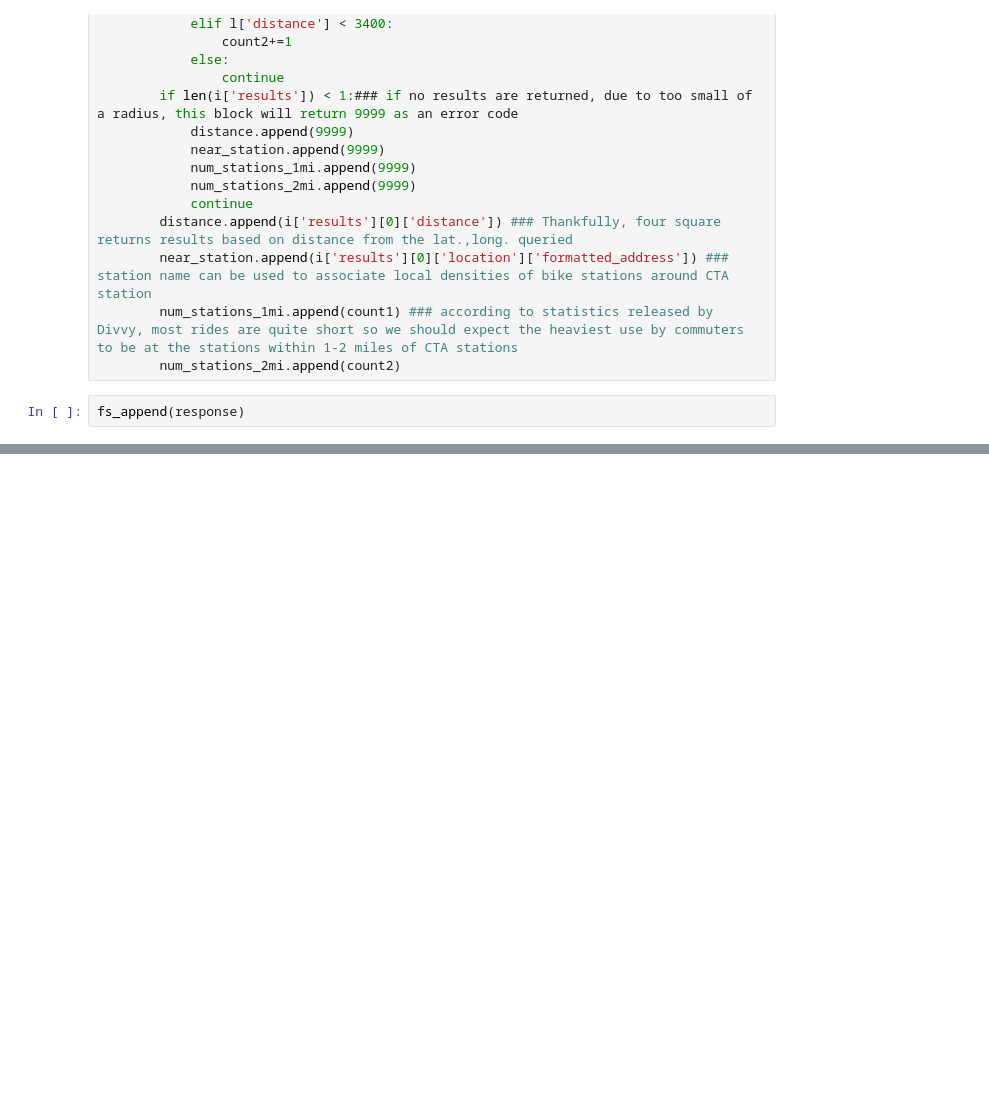
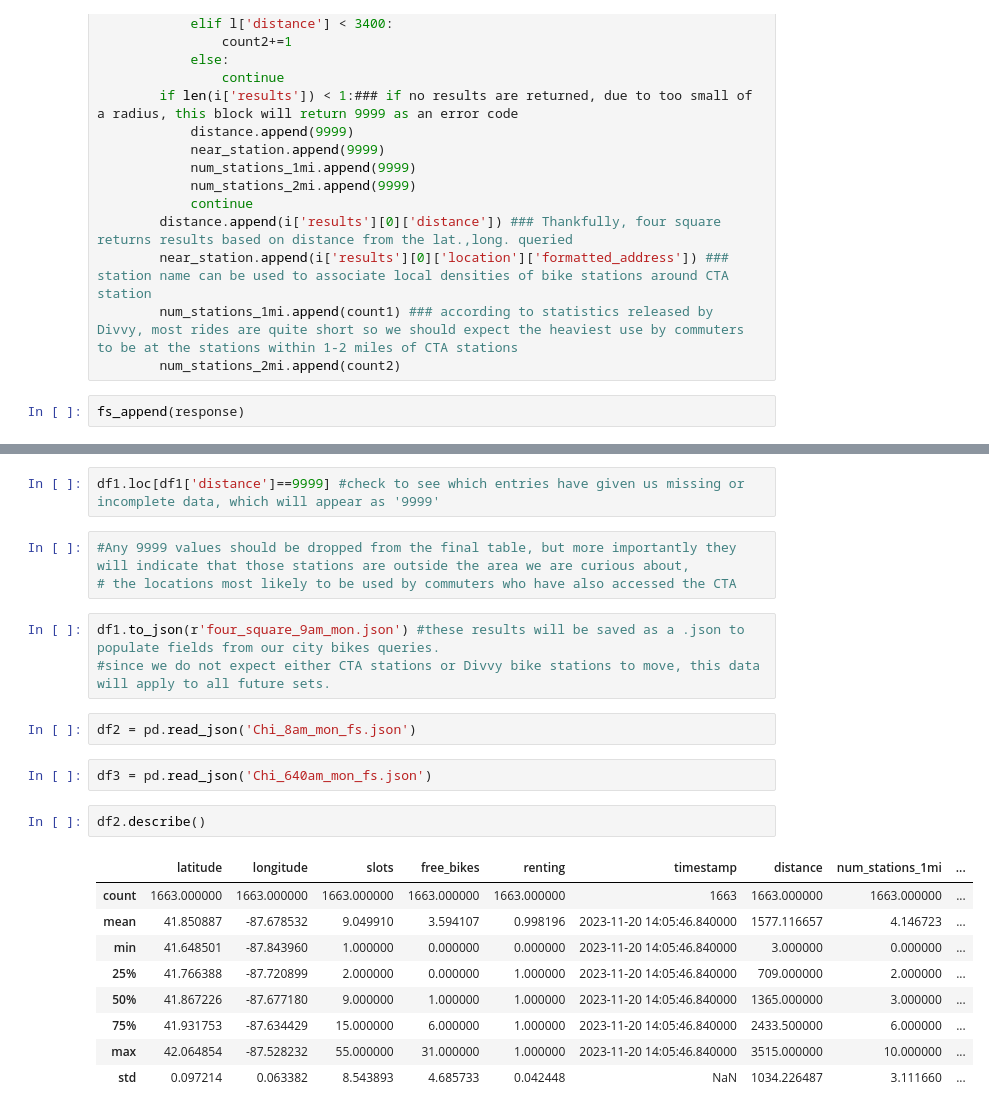
Before and after one commit to Whereiswald0/LHL-stat_Modeling_proj, a Jupyter notebook: notebooks/Foursqure_submit.ipynb, the cells around one changed output, grey strips where cells are left out. Drawn from its saved outputs; the diff is of its cells as text; blank space fills up the shorter version.

```diff
--- a/notebooks/Foursqure_submit.ipynb
+++ b/notebooks/Foursqure_submit.ipynb
@@ -165,0 +199,24 @@ len(distance) #since this returns the expected value, we can merge these locatio
+# %%
+df1.loc[df1['distance']==9999] #check to see which entries have given us missing or incomplete data, which will appear as '9999'
+# %%
+#Any 9999 values should be dropped from the final table, but more importantly they will indicate that those stations are outside the area we are curious about,
+# the locations most likely to be used by commuters who have also accessed the CTA
+# %%
+df1.to_json(r'four_square_9am_mon.json') #these results will be saved as a .json to populate fields from our city bikes queries.
+#since we do not expect either CTA stations or Divvy bike stations to move, this data will apply to all future sets.
+# %%
+df2 = pd.read_json('Chi_8am_mon_fs.json')
+# %%
+df3 = pd.read_json('Chi_640am_mon_fs.json')
+# %%
+df2.describe()
+# %% [output]
+|  | latitude | longitude | slots | free_bikes | renting | timestamp | distance | num_stations_1mi | ... |
+| count | 1663.000000 | 1663.000000 | 1663.000000 | 1663.000000 | 1663.000000 | 1663 | 1663.000000 | 1663.000000 | ... |
+| mean | 41.850887 | -87.678532 | 9.049910 | 3.594107 | 0.998196 | 2023-11-20 14:05:46.840000 | 1577.116657 | 4.146723 | ... |
+| min | 41.648501 | -87.843960 | 1.000000 | 0.000000 | 0.000000 | 2023-11-20 14:05:46.840000 | 3.000000 | 0.000000 | ... |
+| 25% | 41.766388 | -87.720899 | 2.000000 | 0.000000 | 1.000000 | 2023-11-20 14:05:46.840000 | 709.000000 | 2.000000 | ... |
+| 50% | 41.867226 | -87.677180 | 9.000000 | 1.000000 | 1.000000 | 2023-11-20 14:05:46.840000 | 1365.000000 | 3.000000 | ... |
+| 75% | 41.931753 | -87.634429 | 15.000000 | 6.000000 | 1.000000 | 2023-11-20 14:05:46.840000 | 2433.500000 | 6.000000 | ... |
+| max | 42.064854 | -87.528232 | 55.000000 | 31.000000 | 1.000000 | 2023-11-20 14:05:46.840000 | 3515.000000 | 10.000000 | ... |
+| std | 0.097214 | 0.063382 | 8.543893 | 4.685733 | 0.042448 | NaN | 1034.226487 | 3.111660 | ... |
```
Also changed, not shown: parts of 32 cells of this notebook, 3 other files.
